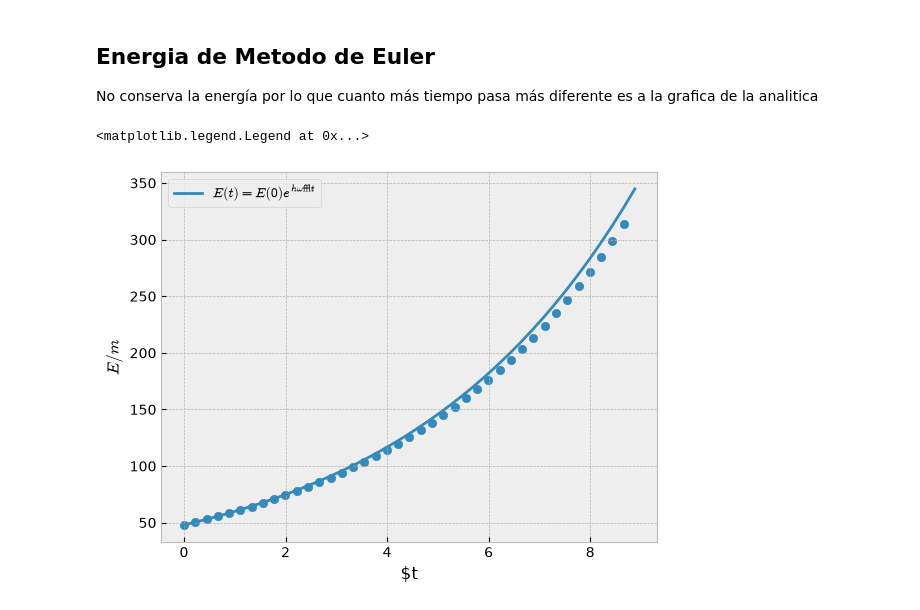
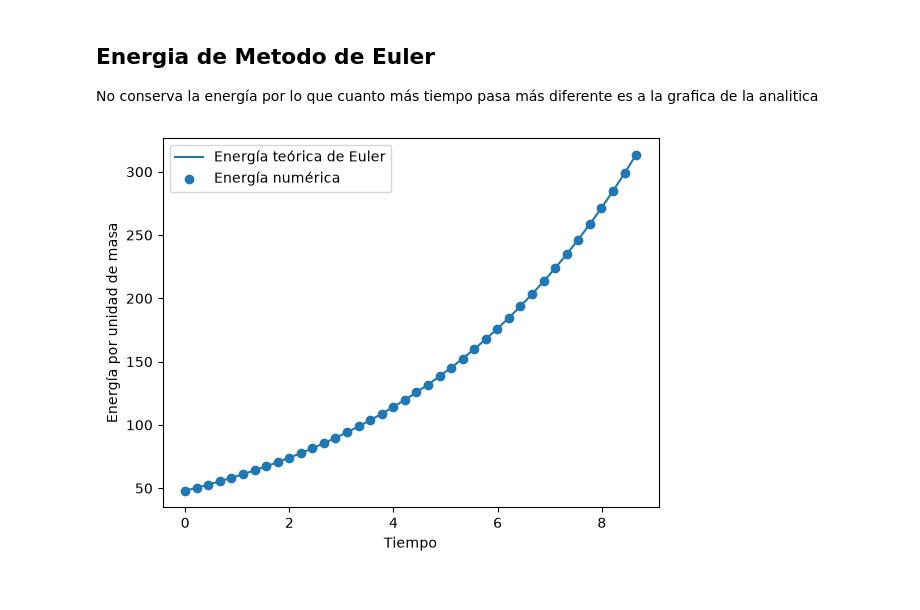
Before and after one commit to Dewscot/Clases, a Jupyter notebook: FC2/Clases/Soluciones_numericas_EDO.ipynb, the cells around one changed output. Saved outputs shown, nothing was run; the diff lists cells and outputs as text; code cells hidden in the pictures.

```diff
--- a/FC2/Clases/Soluciones_numericas_EDO.ipynb
+++ b/FC2/Clases/Soluciones_numericas_EDO.ipynb
@@ -22,9 +32,10 @@ x(t+h)\simeq x(t)+hf(x(t),t)
 # %%
 import numpy as np
 import matplotlib.pyplot as plt
-plt.style.use('bmh')
+
+omega = 1.0
+g = 9.8
+
+h = 0.222
+Ntiempo = 40
+t = np.arange(Ntiempo)*h
-# %%
-h=0.000002
-Ntiempo= 40
-t = np.arange(0,h*Ntiempo,h)
-tt = np.linspace(0,h*Ntiempo,40)
@@ -57,14 +81,17 @@ plt.scatter(t,y)
 No conserva la energía por lo que cuanto más tiempo pasa más diferente es a la grafica de la analitica
 # %%
 E = u**2/2 + (omega**2/2)*(y+g/omega**2)**2
-EE = E[0]*np.exp(omega**2*h*tt)
-plt.plot(tt,EE, label='$E(t)=E(0)e^{h\\omega²t}$')
-plt.scatter(t,E)
-plt.xlabel('$t')
-plt.ylabel('$E/m$')
-#lt.yscale('log')
+
+n = np.arange(Ntiempo)
+E_teorica = E[0]*(1+omega**2*h**2)**n
+
+plt.plot(t, E_teorica, label="Energía teórica de Euler")
+plt.scatter(t, E, label="Energía numérica")
+
+plt.xlabel("Tiempo")
+plt.ylabel("Energía por unidad de masa")
 plt.legend()
+plt.show()
 # %% [output]
-<matplotlib.legend.Legend at 0x...>
-[figure, old version]
+[figure, new version]
 # %% [markdown]
```
Also changed, not shown: parts of 22 cells of this notebook, 2 other files.
